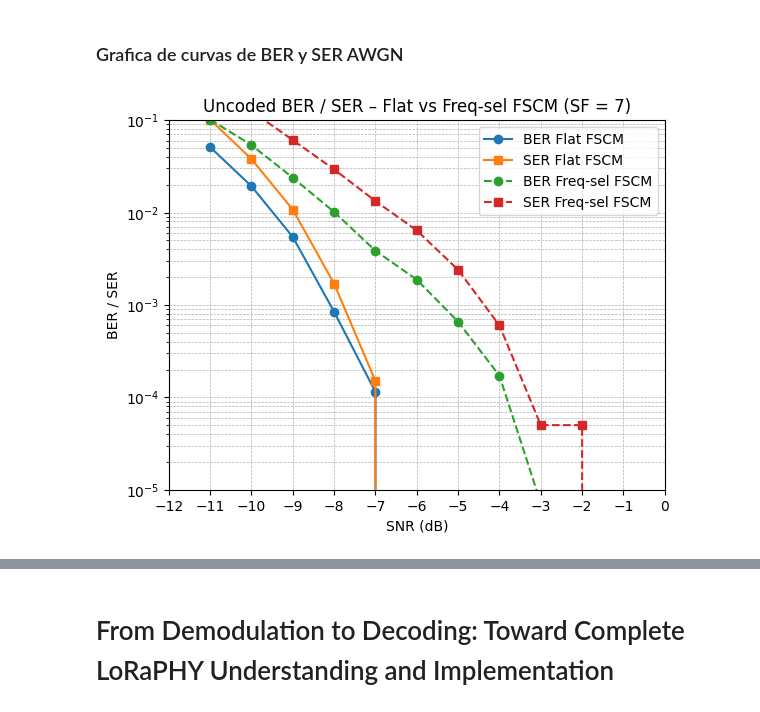
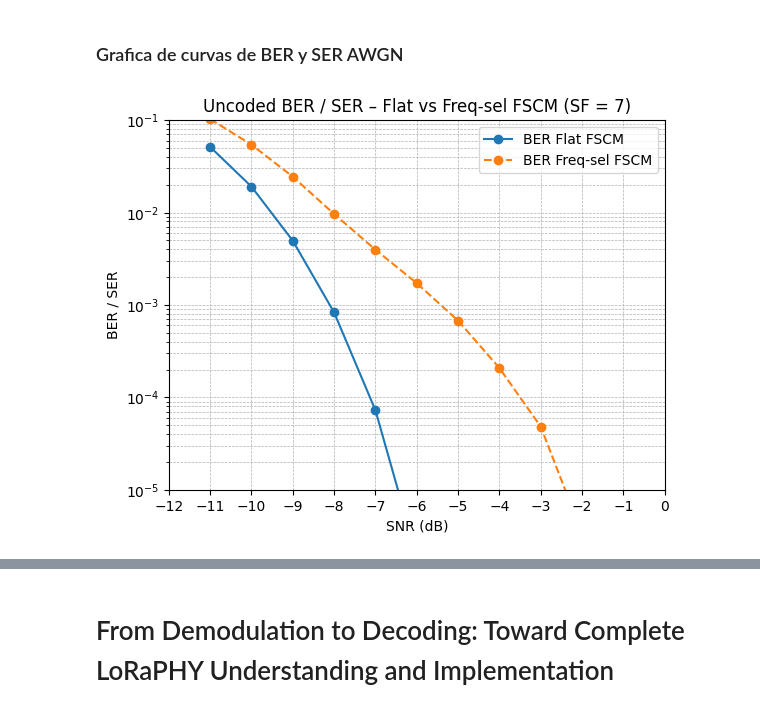
Before and after one commit to Gaston118/DigitalComm, a Jupyter notebook: FinalProject/Jupyter/TrabajoIntegrador.ipynb, the cells around one changed output, grey strips where cells are left out. Drawn from its saved outputs; the diff is of its cells as text; code cells hidden in the pictures.

```diff
--- a/FinalProject/Jupyter/TrabajoIntegrador.ipynb
+++ b/FinalProject/Jupyter/TrabajoIntegrador.ipynb
@@ -70,7 +75,7 @@ SF = 7
 M = 2**SF
 B = 125e3         # Ancho de banda
 T = 1/B           # Periodo de muestra
-num_symbols = 200000
+num_symbols = 300000
 num_bits = num_symbols * SF
 # %% [markdown]
 Generamos una secuencia de bits aleatorios y, a partir de ella (bits_tx), construimos los símbolos correspondientes.
@@ -500,18 +505,18 @@ a mayor $\mathrm{SNR}_{\mathrm{dB}}$ la señal “destaca” y los errores caen
 # %%
 plt.figure()
 plt.semilogy(snr_dB_range, BER_awgn,    'o-',  label='BER Flat FSCM')
-plt.semilogy(snr_dB_range, SER_awgn,    's-',  label='SER Flat FSCM')
+#plt.semilogy(snr_dB_range, SER_awgn,    's-',  label='SER Flat FSCM')
 plt.semilogy(snr_dB_range, BER_freqsel, 'o--', label='BER Freq-sel FSCM')
-plt.semilogy(snr_dB_range, SER_freqsel, 's--', label='SER Freq-sel FSCM')
+#plt.semilogy(snr_dB_range, SER_freqsel, 's--', label='SER Freq-sel FSCM')
 
 plt.xlim(-12, 0)
 plt.ylim(1e-5, 1e-1)
 plt.xticks(np.arange(-12, 1, 1))
 plt.grid(True, which='both', ls='--', lw=0.5)
 plt.xlabel('SNR (dB)')
 plt.ylabel('BER / SER')
 plt.title('Uncoded BER / SER – Flat vs Freq-sel FSCM (SF = 7)')
 plt.legend()
 plt.show()
 # %% [output]
-[figure, old version]
+[figure, new version]
```
Also changed, not shown: parts of 15 cells of this notebook, 1 other file.
